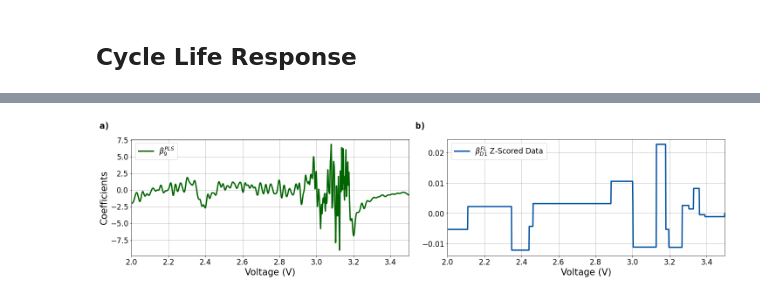
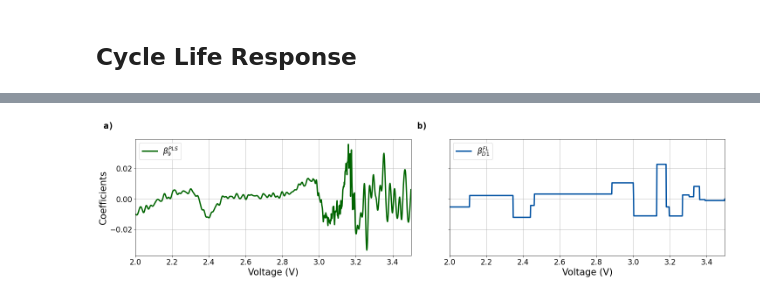
Before and after one commit to JoachimSchaeffer/HDRegAnalytics, a Jupyter notebook: Nullspace_LFP_examples.ipynb, the cells around one changed output, grey strips where cells are left out. Saved outputs shown, nothing was run; the diff lists cells and outputs as text; code cells hidden in the pictures.

```diff
--- a/Nullspace_LFP_examples.ipynb
+++ b/Nullspace_LFP_examples.ipynb
@@ -611,36 +607,82 @@ if save_plots:
 # %%
-figsize = [20, 5]
-fig, ax = plt.subplots(1, 2, figsize=figsize, constrained_layout=True, sharex=True, sharey=False)
+douple_row_plot = False
 
-fig, ax[0] = vis_reg_coef(
-    beta = nulls_lfp_cl.weights['PLS 9 Comp.'],
+if douple_row_plot:
+    figsize = [20, 10]
+    fig = plt.figure(figsize=figsize, constrained_layout=True)
+    gs = fig.add_gridspec(2, 2)
+    ax11 = plt.subplot(gs[1, 1])
+    ax10 = plt.subplot(gs[1, 0])
+    ax00 = plt.subplot(gs[0, 0])
+    ax01 = plt.subplot(gs[0, 1], sharey=ax00)
+else:
+    figsize = [20, 5]
+    fig = plt.figure(figsize=figsize, constrained_layout=True)
+    gs = fig.add_gridspec(1, 2)
+    ax00 = plt.subplot(gs[0, 0])
+    ax01 = plt.subplot(gs[0, 1], sharey=ax00)
+
+    # fig, ax = plt.subplots(2, 2, figsize=figsize, constrained_layout=True, sharex=True, sharey='row')
+
+fig, ax00 = vis_reg_coef(
+    beta = nulls_lfp_cl.weights['PLS 9 Comp. std'],
     d = np.linspace(2.0, 3.5, 1000),
     y = y_log_cl,
     label = r"$\beta_{9}^{PLS}$",
     fig = fig,
-    ax = ax[0],
+    ax = ax00,
     cid=0)
 
-fig, ax[1] = vis_reg_coef(
+fig, ax01 = vis_reg_coef(
     beta = reg_coef_d1_std.iloc[:, 1],
     d = np.linspace(2.0, 3.5, 1000),
     y = y_log_cl,
-    label = r"$\beta_{D1}^{FL}$ Z-Scored Data",
+    label = r"$\beta_{D1}^{FL}$",
     fig = fig,
-    ax = ax[1],
+    ax = ax01,
     cid=1)
+plt.setp(ax01.get_yticklabels(), visible=False)
+ax00.set_ylabel("Coefficients")  # \n z-scored columns")
+trans = mtransforms.ScaledTranslation(-55 / 72, 20 / 72, fig.dpi_scale_trans)
+fig, ax00 = set_axis_label(fig, ax00, trans, label_str="a)", loc=(-0.03, 1.0))
+fig, ax01 = set_axis_label(fig, ax01, trans, label_str="b)", loc=(-0.03, 1.0))
+if douple_row_plot:
+    ax00.set_xticklabels([])
+    ax01.set_xticklabels([])
 
-trans = mtransforms.ScaledTranslation(-55 / 72, 20 / 72, fig.dpi_scale_trans)
-fig, ax[0] = set_axis_label(fig, ax[0], trans, label_str="a)", loc=(-0.03, 1.0))
-fig, ax[1] = set_axis_label(fig, ax[1], trans, label_str="b)", loc=(-0.03, 1.0))
+    fig, ax10 = vis_reg_coef(
+        beta = nulls_lfp_cl.weights['PLS 9 Comp. std']/np.std(X_, axis=0),
+        d = np.linspace(2.0, 3.5, 1000),
+        y = y_log_cl,
+        label = r"$\beta_{9}^{PLS}$",
+        fig = fig,
+        ax = ax10,
+        cid=0)
 
-ax[0].set_xlabel("Voltage (V)")
-ax[1].set_xlabel("Voltage (V)")
-ax[0].set_ylabel("Coefficients")
-#fig.suptitle("Cross-Validate Generalized Lasso Regression Coefficients")
+    #ax[1, 1].get_shared_x_axes().remove(ax[1, 0])
+    fig, ax11 = vis_reg_coef(
+        beta = reg_coef_d1_std.iloc[:, 1]/np.std(X_, axis=0),
+        d = np.linspace(2.0, 3.5, 1000),
+        y = y_log_cl,
+        label = r"$\beta_{D1}^{FL}$",
+        fig = fig,
+        ax = ax11,
+        cid=1)
 
-# Save figure
-if save_plots:
-    plt.savefig(save_plot_path + 'LFP_CL_CV_Reg_Coeff_PLS_genlasso_std.pdf')
+    trans = mtransforms.ScaledTranslation(-55 / 72, 20 / 72, fig.dpi_scale_trans)
+    fig, ax10 = set_axis_label(fig, ax10, trans, label_str="c)", loc=(-0.03, 1.0))
+    fig, ax11 = set_axis_label(fig, ax11, trans, label_str="d)", loc=(-0.03, 1.0))
+
+    ax10.set_xlabel("Voltage (V)")
+    ax11.set_xlabel("Voltage (V)")
+    ax10.set_ylabel("Coefficients \n original scale columns")
+    #fig.suptitle("Cross-Validate Generalized Lasso Regression Coefficients")
+    if save_plots:
+        plt.savefig(save_plot_path + 'LFP_CL_CV_Reg_Coeff_PLS_genlasso_std.pdf')
+else:
+    ax00.set_xlabel("Voltage (V)")
+    ax01.set_xlabel("Voltage (V)")
+    if save_plots:
+        plt.savefig(save_plot_path + 'LFP_CL_CV_Reg_Coeff_PLS_genlasso_std_s.pdf')
 # %% [output]
-[figure, old version]
+[figure, new version]
```
Also changed, not shown: parts of 19 cells of this notebook, 23 other files.
